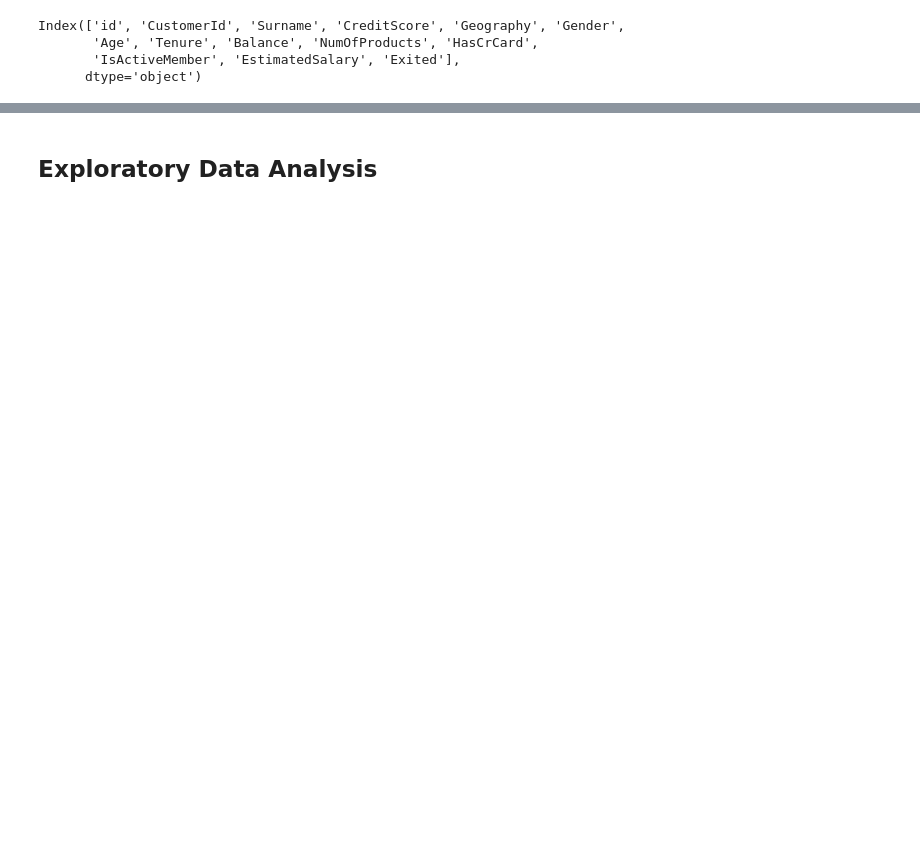
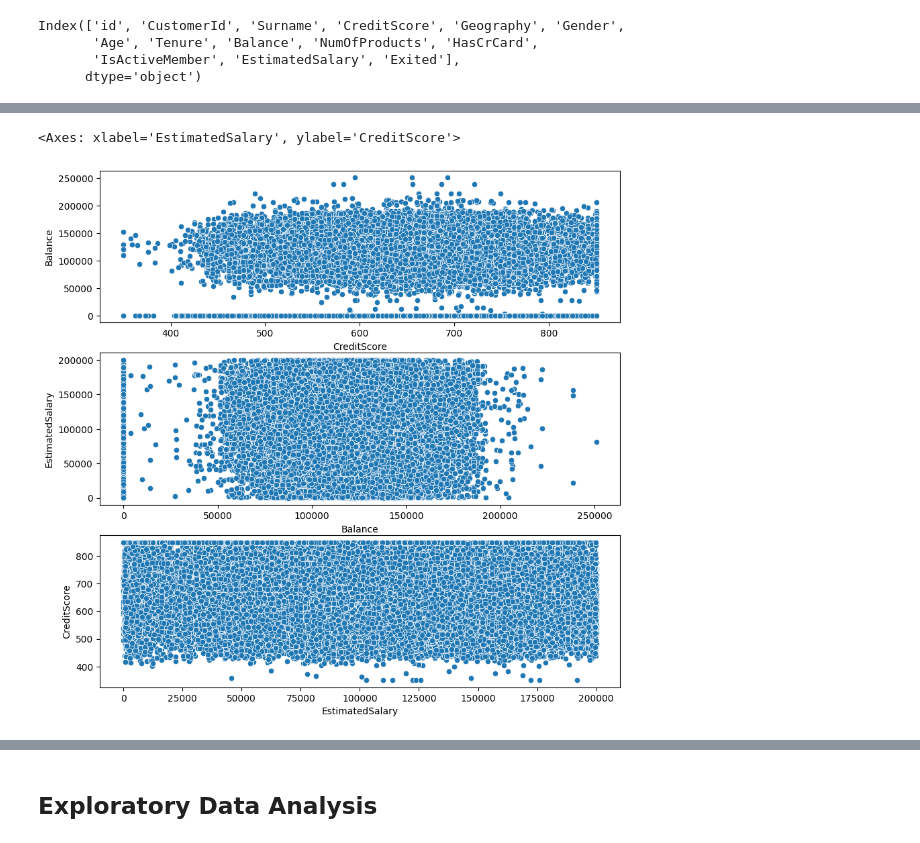
Before and after one commit to devroopsaha744/Bank-churn-prediction, a Jupyter notebook: Kaggle_Playground_Season_04_EP_1.ipynb, the cells around one changed output, grey strips where cells are left out. Saved outputs shown, nothing was run; the diff lists cells and outputs as text; code cells hidden in the pictures; blank space fills up the shorter version.

```diff
--- a/Kaggle_Playground_Season_04_EP_1.ipynb
+++ b/Kaggle_Playground_Season_04_EP_1.ipynb
@@ -89,0 +129,8 @@ dtype: object
+# %%
+fig, axes = plt.subplots(3,1, figsize = (10,10))
+sns.scatterplot(x = 'CreditScore', y = 'Balance' ,data = train, ax = axes[0])
+sns.scatterplot(x = 'Balance', y = 'EstimatedSalary', data = train, ax = axes[1])
+sns.scatterplot(x = 'EstimatedSalary', y = 'CreditScore', data = train, ax = axes[2])
+# %% [output]
+<Axes: xlabel='EstimatedSalary', ylabel='CreditScore'>
+[figure, added]
```
Also changed, not shown: parts of 22 cells of this notebook.
